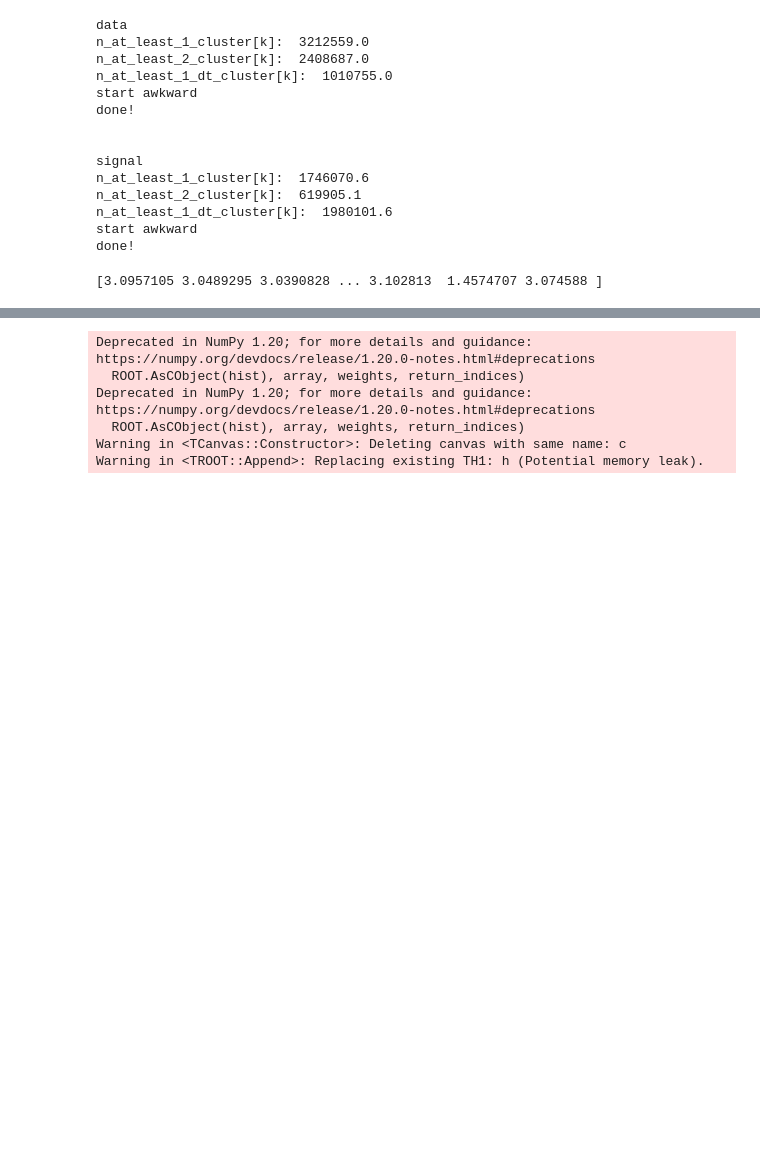
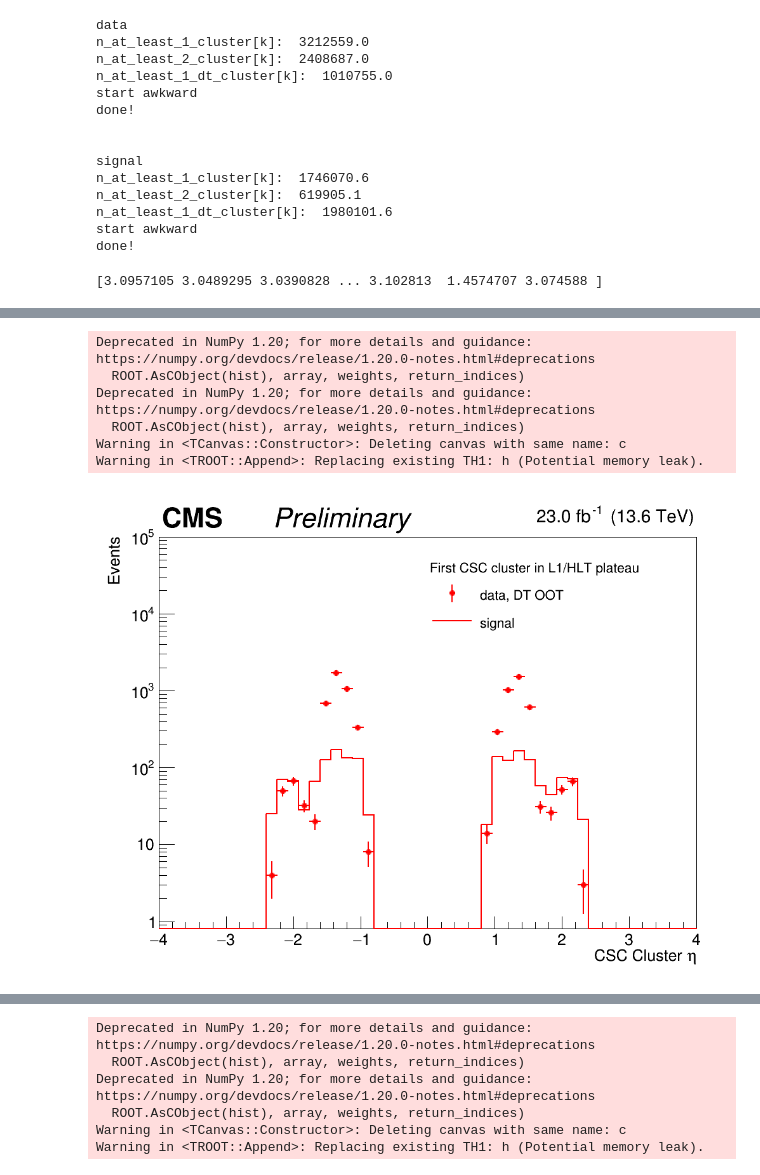
Before and after one commit to cms-lpc-llp/run3_muon_system_analysis, a Jupyter notebook: bkg_levels_CSC_DT_v1.ipynb, the cells around one changed output, grey strips where cells are left out. Drawn from its saved outputs; the diff is of its cells as text; code cells hidden in the pictures; blank space fills up the shorter version.

```diff
--- a/bkg_levels_CSC_DT_v1.ipynb
+++ b/bkg_levels_CSC_DT_v1.ipynb
@@ -622,0 +936,63 @@ print(dPhi_csc_dt['signal'])
+# %%
+can = rt.TCanvas('c','c', 1000, 800)
+leg = rt.TLegend(0.12+0.4,0.7,0.37+0.5,0.87)
+leg.SetTextSize(0.03)
+leg.SetBorderSize(0)
+leg.SetEntrySeparation(0.01)
+h0 = {}
+h1 = {}
+h2 = {}
+h3 = {}
+can.cd()
+scale=False
+#scale=True
+
+leg.SetHeader("First CSC cluster in L1/HLT plateau")
+lab = ""
+
+for k in tree_keys:
+        if k=='data':
+            #Select OOT DT clusters to avoid unblinding
+            #cut = (dtClusterTime[k][:,0].flatten()!=-999999)#!=0)
+            cut = (dtClusterTime[k][:,0].flatten()!=0)
+        if k=='signal':
+            cut = (dtClusterTime[k][:,0].flatten()!=-999999)
+        h1[k] = create_TH1D( tr_cscClusterEta[k][cut],title="",axis_title = ['CSC Cluster #eta','Events'], binning=[50,-4,4])
+        h1[k].SetLineColor(2)
+        h1[k].SetLineWidth(2)
+        h1[k].SetMarkerColor(2)
+        h1[k].SetMarkerStyle(20)
+        h1[k].SetMarkerSize(1.2)
+        if scale and h1[k].Integral()>0:h1[k].Scale(1./h1[k].Integral())
+
+        if not scale:
+            h1[k].SetMinimum(0.8)
+            h1[k].SetMaximum(1.e5)
+        else:
+            h1[k].SetMaximum(1)
+            h1[k].SetMinimum(0.001)
+        if 'data' in k:
+            h1[k].Draw('PE same')
+            leg.AddEntry(h1[k],"data, DT OOT","PE")
+        else:
+            h1[k].Draw('HISTO same')
+            leg.AddEntry(h1[k],"signal","L")
+        #h0[k].Delete()
+        #h1[k].Delete()
+
+leg.Draw()
+can.SetRightMargin(0.05)
+drawCMS(lumi, "Preliminary", ERA="", onTop=True,left_marg_CMS=0.2,top_marg_cms=0.96,top_marg_lumi=0.965)
+can.SetLogy()
+can.Draw()
+#can.Print("plots/V1p19_"+vers+"/DeltaPhi_HLT_categories"+lab+plot_string+".pdf")
+#can.Print("plots/V1p19_"+vers+"/DeltaPhi_HLT_categories"+lab+plot_string+".png")
+#can.Close()
+# %% [output]
+Deprecated in NumPy 1.20; for more details and guidance: https://numpy.org/devdocs/release/1.20.0-notes.html#deprecations
+  ROOT.AsCObject(hist), array, weights, return_indices)
+Deprecated in NumPy 1.20; for more details and guidance: https://numpy.org/devdocs/release/1.20.0-notes.html#deprecations
+  ROOT.AsCObject(hist), array, weights, return_indices)
+Warning in <TCanvas::Constructor>: Deleting canvas with same name: c
+Warning in <TROOT::Append>: Replacing existing TH1: h (Potential memory leak).
+[figure, added]
```
Also changed, not shown: parts of 21 cells of this notebook, 3 other files.
